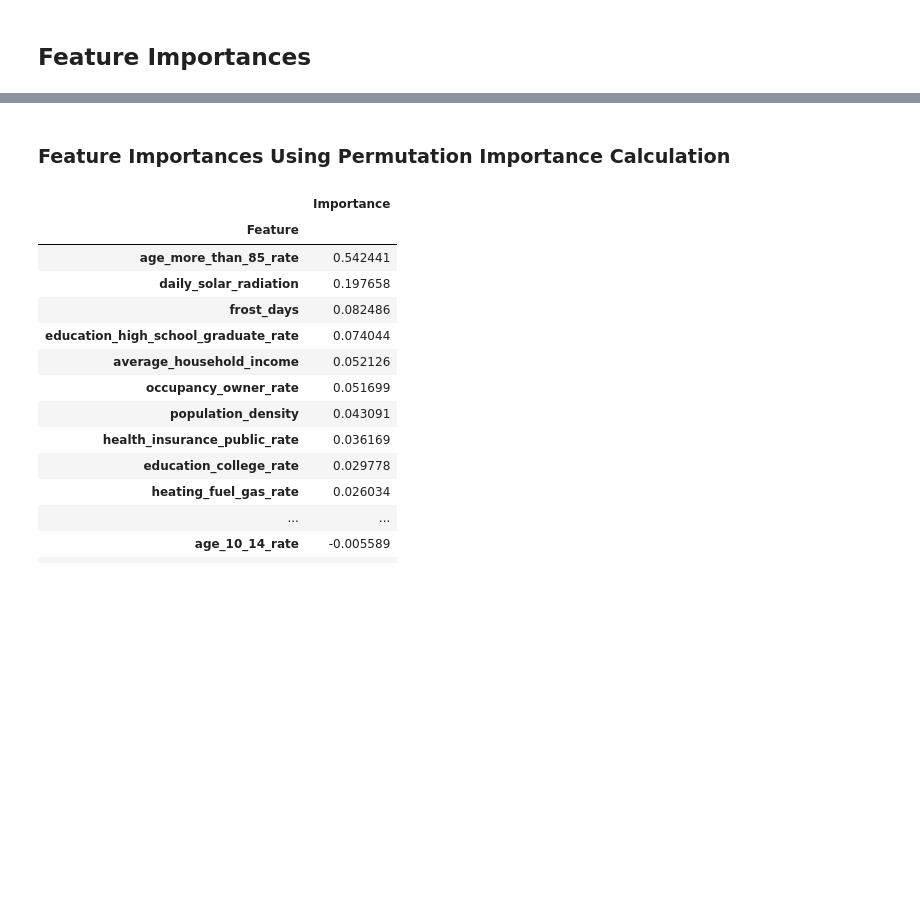
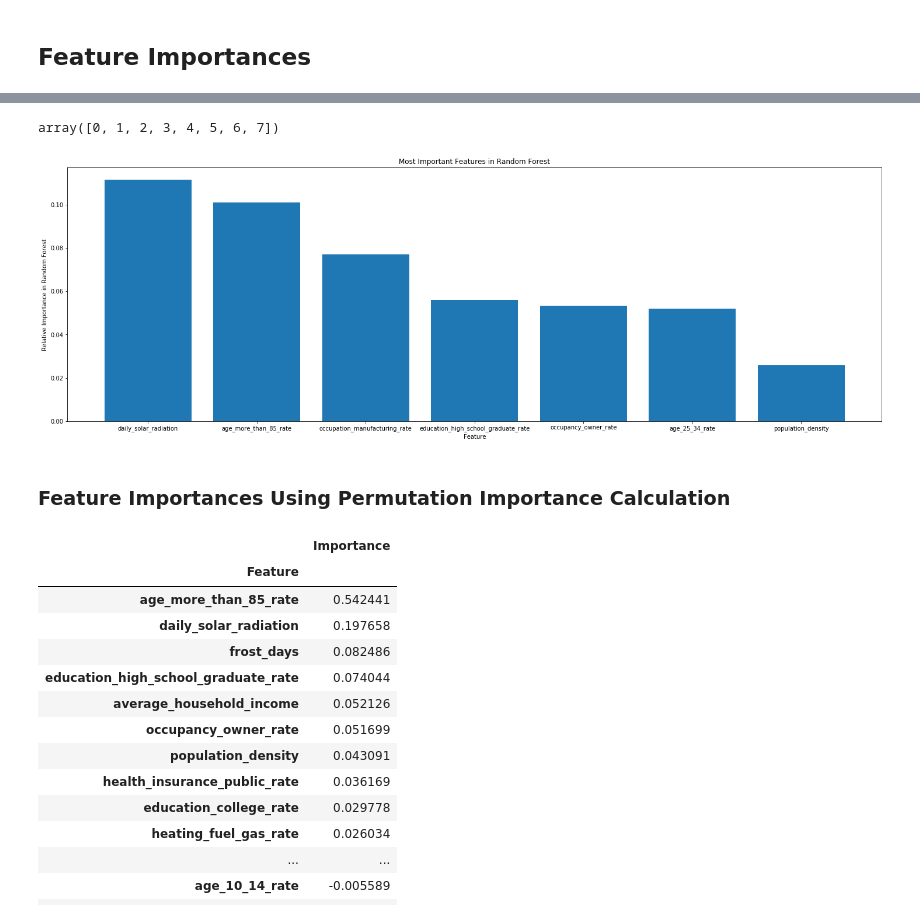
Before and after one commit to daxaurora/capstone_solarpanels, a Jupyter notebook: Modeling/Prediction Models - Noah.ipynb, the cells around one changed output, grey strips where cells are left out. Drawn from its saved outputs; the diff is of its cells as text; code cells hidden in the pictures; blank space fills up the shorter version.

```diff
--- a/Modeling/Prediction Models - Noah.ipynb
+++ b/Modeling/Prediction Models - Noah.ipynb
@@ -268,7 +324,7 @@ clf_r.best_score_
 # %% [output]
 0.18329555143788012
 # %%
-regressor=RandomForestRegressor(max_depth=None,n_estimators=150,n_jobs=-1)
+regressor=RandomForestRegressor(max_depth=None,n_estimators=200,n_jobs=-1)
 regressor.fit(X_train,yr_train)
 # %% [output]
 RandomForestRegressor(bootstrap=True, criterion='mse', max_depth=None,
@@ -314,3 +370,24 @@ for i in range(0,20):
+# %%
+index
+# %% [output]
+array([0, 1, 2, 3, 4, 5, 6, 7])
+# %%
+index=np.arange(7)
+bar_width=0.35
+fig,ax=plt.subplots(figsize=(25,8))
+feature_importances=[i[1] for i in sorted_features[0:7]]
+feature_names=[i[0] for i in sorted_features[0:7]]
+ax.bar(index,feature_importances)
+ax.set_xlabel('Feature')
+ax.set_ylabel('Relative Importance in Random Forest')
+ax.set_title('Most Important Features in Random Forest')
+ax.set_xticks(index)
+ax.set_xticklabels(feature_names,wrap=True)
+
+
+plt.show()
+# %% [output]
+[figure, added]
 # %% [markdown]
 ### Feature Importances Using Permutation Importance Calculation
 # %%
```
Also changed, not shown: parts of 32 cells of this notebook, 2 other files.
